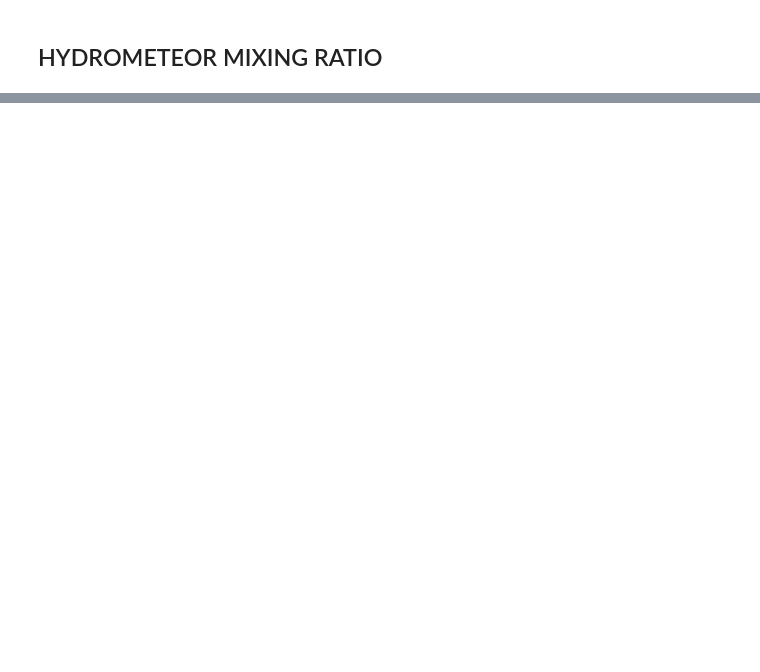
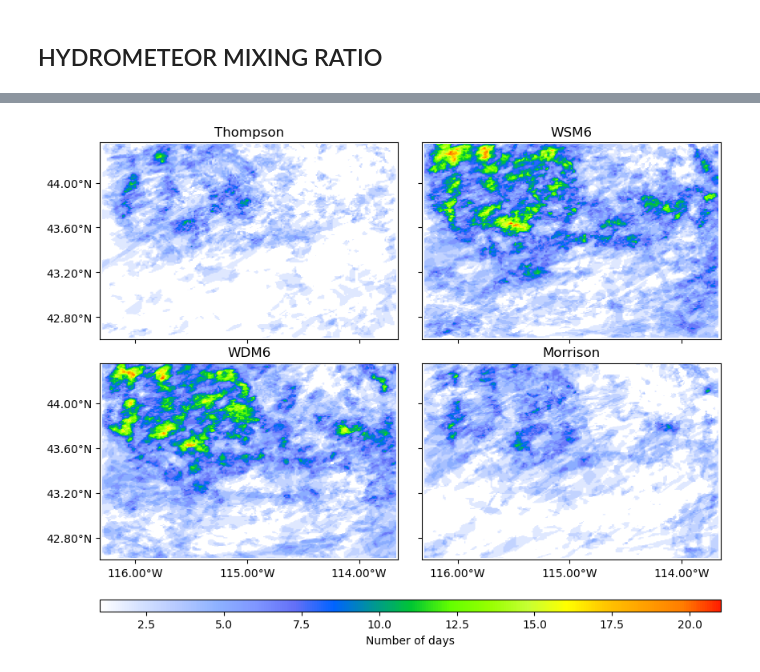
Before and after one commit to stanleyakor1/Comprehensive-Ecam, a Jupyter notebook: Artifact/scritps/mixing_ratio.ipynb, the cells around one changed output, grey strips where cells are left out. Saved outputs shown, nothing was run; the diff lists cells and outputs as text; code cells hidden in the pictures; blank space fills up the shorter version.

```diff
--- a/Artifact/scritps/mixing_ratio.ipynb
+++ b/Artifact/scritps/mixing_ratio.ipynb
@@ -166,0 +177,22 @@ plt.show()
+# %%
+th_exedence = th_e.where(th_e>0,np.nan)
+ws_exedence = wsm6_e.where(wsm6_e>0,np.nan)
+wd_exedence = wdm6_e.where(wdm6_e>0,np.nan)
+mor_exedence = mor_e.where(mor_e>0,np.nan)
+# %%
+d01_path = '/bsuhome/stanleyakor/scratch/WY_22_THOMPSON/wrfout_d02_2021-09-29_00:00:00'
+
+#get lat/lon grid
+la_lon = xr.open_dataset(d01_path)
+lat = la_lon['XLAT'].isel(Time = 0)
+lon = la_lon['XLONG'].isel(Time = 0)
+# %%
+file_list = [th_exedence,ws_exedence,wd_exedence,mor_exedence]
+title = ['Thompson',  'WSM6', 'WDM6','Morrison']
+# %%
+cmappcp = generate_NCL_cmap('precip3_16lev', cont_opt=True, cont_param_n=17, cont_param_ws='sRGB')
+# %%
+make_snodas_Wrf_plots(file_list, title, lat, lon, save_title = 'accum_precip_spatial',label='Number of days', show=True,\
+                          subplots=(2,2), colour=cmappcp, size = (10, 15),save=True)
+# %% [output]
+[figure, added]
```
Also changed, not shown: parts of 13 cells of this notebook, 1 other file.
